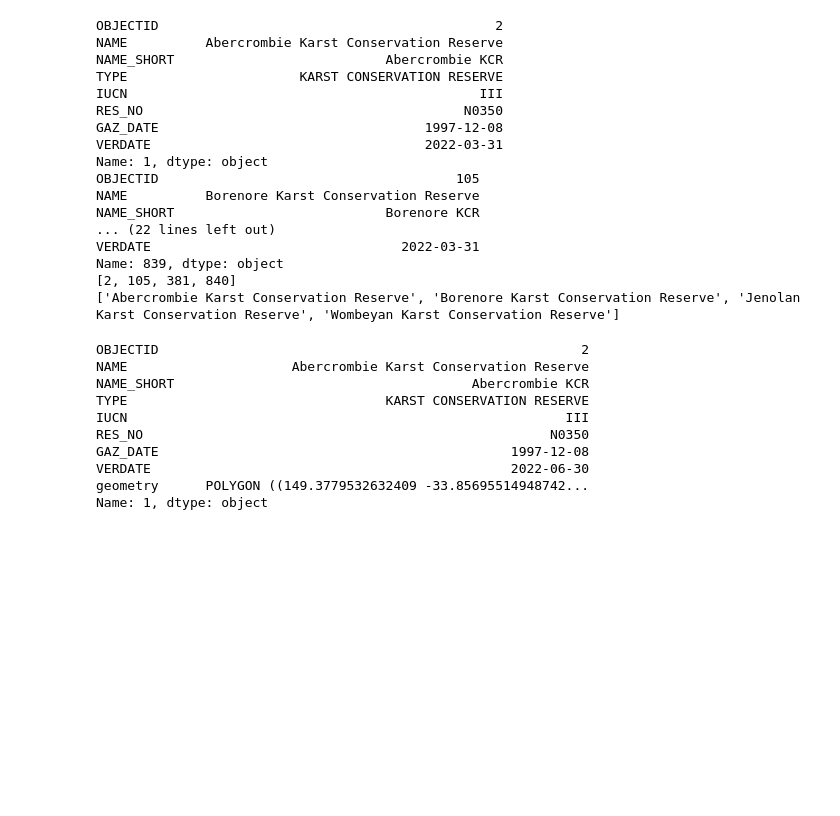
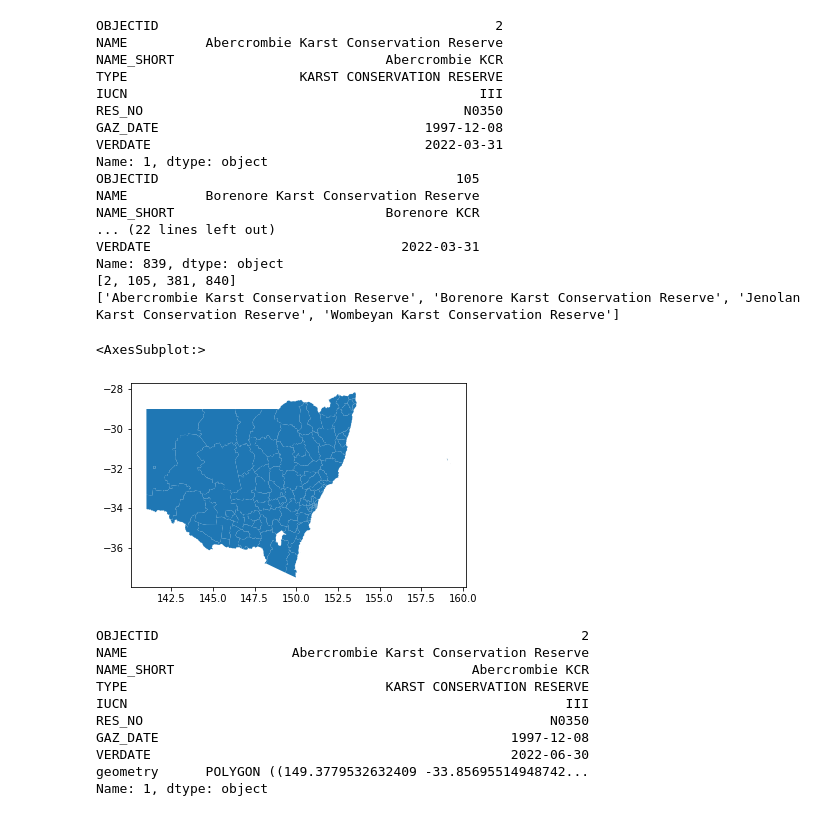
Before and after one commit to AlXu111/NationalParks, a Jupyter notebook: dataproject.ipynb, the cells around one changed output. Drawn from its saved outputs; the diff is of its cells as text; code cells hidden in the pictures; blank space fills up the shorter version.

```diff
--- a/dataproject.ipynb
+++ b/dataproject.ipynb
@@ -281,3 +280,8 @@ parks = gp.geopandas.read_file(shp_file_name)
+# %%
+lga.plot()
+# %% [output]
+<AxesSubplot:>
+[figure, added]
 # %%
 print(parks.iloc[1])
 # %% [output]
```
Also changed, not shown: parts of 5 cells of this notebook, 5 other files.
